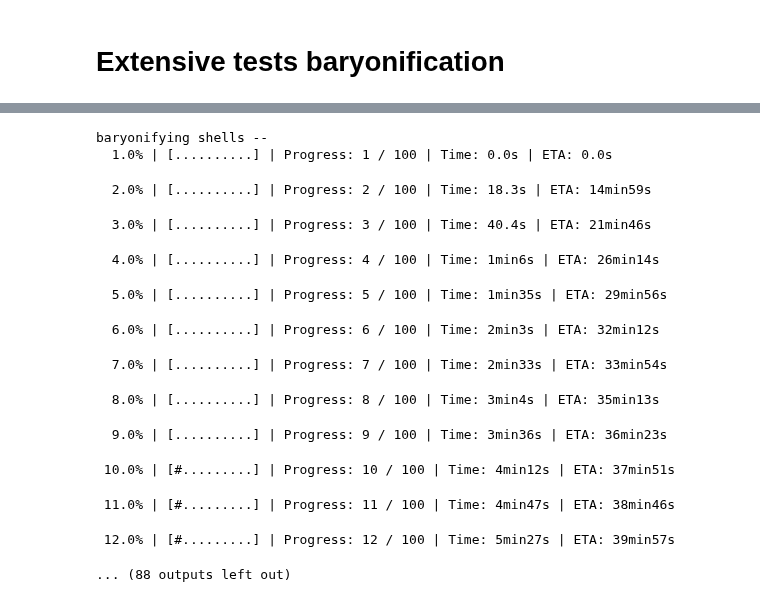
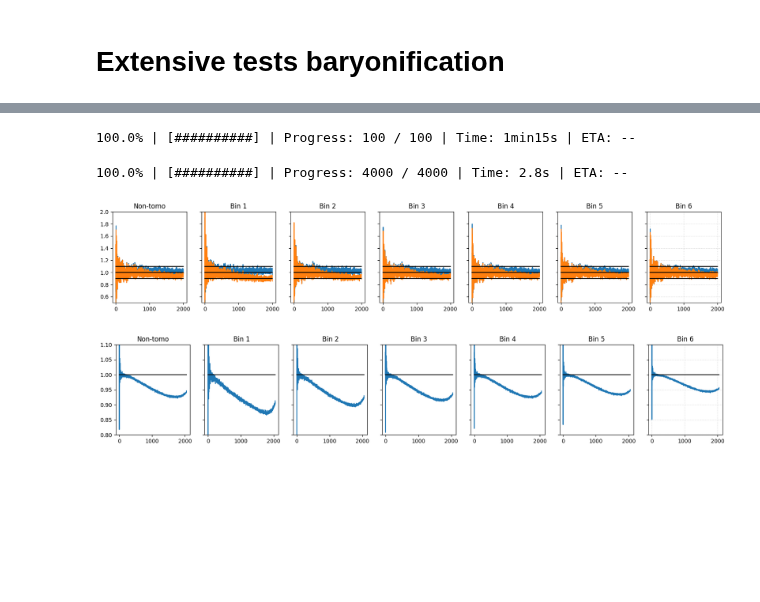
Before and after one commit to mgatti29/LSS_forward_model, a Jupyter notebook: Examples/Flamingo.ipynb, the cells around one changed output, grey strips where cells are left out. Cells and saved outputs as stored; diff of their text form; code cells hidden in the pictures; blank space fills up the shorter version.

```diff
--- a/Examples/Flamingo.ipynb
+++ b/Examples/Flamingo.ipynb
@@ -305,5 +310,5 @@ ax.grid(True, which="both", ls=":", alpha=0.6)
 # %%
-path_simulation = '/global/cfs/cdirs/m5099/GowerSt2/Flamingo/'
+path_simulation = '/global/cfs/cdirs/m5099/GowerSt2/Flamingo_big/'
 nside_maps = 1024
 
 # nuisance parameters ------------------------------
@@ -346,6 +351,9 @@ baryons = {
 
 bpar, sys = load_or_save_updated_params(path_simulation,baryons['base_params_path'],baryons['filename_new_params'],baryons['values_to_update'], overwrite = False)
 
+
+#save_halocatalog(shells_info, sims_parameters, max_redshift = 1.1, halo_snapshots_path = '' , catalog_path = 'halo_catalog.parquet',log10_mass_limit = None)
+
 density, label_baryonification = load_and_baryonify_gower_st_shells(
     path_simulation,
     sims_parameters,
@@ -354,7 +362,7 @@ density, label_baryonification = load_and_baryonify_gower_st_shells(
     nside_maps,
     shells_info,
     shells,
-    overwrite_baryonified_shells = True)
+    overwrite_baryonified_shells = False)
 
 
 fields_baryo = compute_lensing_fields(density, shells, cosmo_bundle['pars_camb'], nside_maps, do_kappa=True, do_shear=True, do_IA=True)
@@ -388,18 +396,54 @@ fields['density'] = density_dmo
 kappa_tomo = integrate_field(ngal_glass, fields["kappa"])
 Cls_myf = np.array([(hp.anafast(kappa_tomo[tomo,:])) for tomo in range(len(ngal_glass))])
 # %% [output]
-baryonifying shells --
-  1.0% | [..........] | Progress: 1 / 100 | Time: 0.0s | ETA: 0.0s
+100.0% | [##########] | Progress: 100 / 100 | Time: 1min15s | ETA: --
-  2.0% | [..........] | Progress: 2 / 100 | Time: 18.3s | ETA: 14min59s
-  3.0% | [..........] | Progress: 3 / 100 | Time: 40.4s | ETA: 21min46s
-  4.0% | [..........] | Progress: 4 / 100 | Time: 1min6s | ETA: 26min14s
-  5.0% | [..........] | Progress: 5 / 100 | Time: 1min35s | ETA: 29min56s
-  6.0% | [..........] | Progress: 6 / 100 | Time: 2min3s | ETA: 32min12s
-  7.0% | [..........] | Progress: 7 / 100 | Time: 2min33s | ETA: 33min54s
-  8.0% | [..........] | Progress: 8 / 100 | Time: 3min4s | ETA: 35min13s
-  9.0% | [..........] | Progress: 9 / 100 | Time: 3min36s | ETA: 36min23s
- 10.0% | [#.........] | Progress: 10 / 100 | Time: 4min12s | ETA: 37min51s
- 11.0% | [#.........] | Progress: 11 / 100 | Time: 4min47s | ETA: 38min46s
- 12.0% | [#.........] | Progress: 12 / 100 | Time: 5min27s | ETA: 39min57s
-... (88 outputs left out)
+# %%
+theory = LimberTheory(cosmo_bundle['pars_camb'], lmax=4000, nonlinear="mead")  # "euclidemu" | "mead" | "halofit"
+theory.set_Wshear(np.vstack([nz_RR2['z_rebinned'],nz_shifted]).T)
+Cgg = theory.cl_gg(nonlinear=True)
+
+# choose a safe ℓ-range common to all arrays
+ell_max = 2000
+pix = hp.pixwin(nside_maps)[:ell_max]
+ells = np.arange(ell_max)
+
+mask_ell = ells >= 2  # avoid ℓ=0,1
+
+fig, axes = plt.subplots(1, 7, figsize=(20, 3), sharey=True)
+titles = ["Non-tomo"] + [f"Bin {i}" for i in range(1, 7)]
+for tomo, ax in enumerate(axes):
+    ax.plot(Cls_myf[tomo, :ell_max]/(Cgg[tomo, tomo, :ell_max] * (pix**2)))
+    try:
+        ax.plot(Cls_baryo_myf[tomo, :ell_max]/(Cgg[tomo, tomo, :ell_max] * (pix**2)))
+    except:
+        pass
+    ax.plot(np.ones(ell_max),color = 'black')
+    ax.plot(0.9*np.ones(ell_max),color = 'black')
+    ax.plot(1.1*np.ones(ell_max),color = 'black')
+    ax.set_ylim([0.5,2])
+    ax.set_title(titles[tomo])
+
+ax.grid(True, which="both", ls=":", alpha=0.6)
+# %% [output]
+100.0% | [##########] | Progress: 4000 / 4000 | Time: 2.8s | ETA: --
+[figure, added]
+# %%
+#ratios = cls_dict['HYDRO_FIDUCIAL']/cls_dict['DMO_FIDUCIAL']
+
+ell_max = 2048
+fig, axes = plt.subplots(1, 7, figsize=(20, 3), sharey=True)
+titles = ["Non-tomo"] + [f"Bin {i}" for i in range(1, 7)]
+for tomo, ax in enumerate(axes):
+   # ax.plot(ratios[tomo,:ell_max])
+    #ax.plot(Cls_baryo[tomo, :ell_max]/Cls[tomo, :ell_max])
+    ax.plot(Cls_baryo_myf[tomo, :ell_max]/Cls_myf[tomo, :ell_max])
+    ax.plot(np.ones(ell_max),color = 'black')
+    ax.set_ylim([0.8,1.1])
+    #ax.plot(0.9*np.ones(ell_max),color = 'black')
+    #ax.plot(1.1*np.ones(ell_max),color = 'black')
+    ax.set_title(titles[tomo])
+
+ax.grid(True, which="both", ls=":", alpha=0.6)
+# %% [output]
+[figure, added]
 # %%
```
Also changed, not shown: parts of 14 cells of this notebook.
